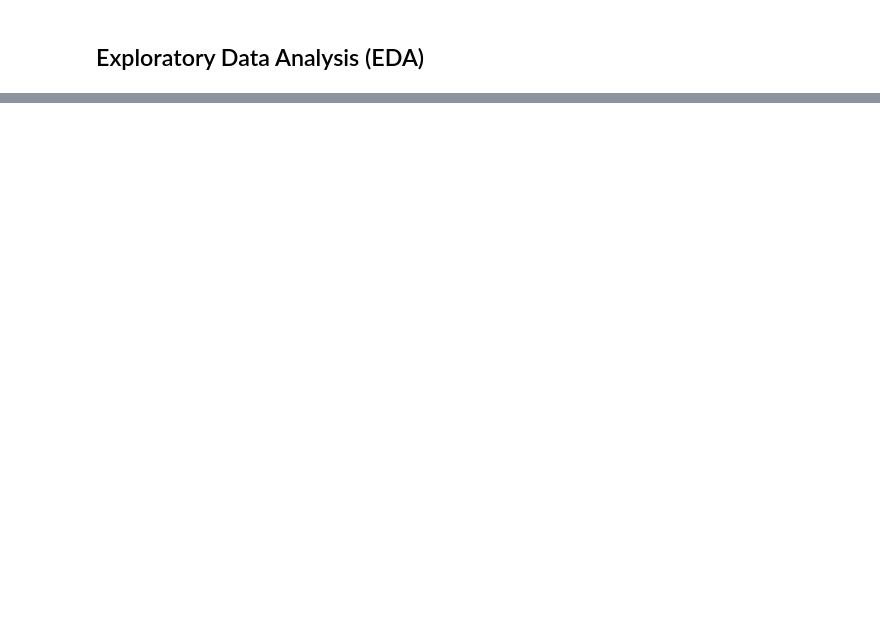
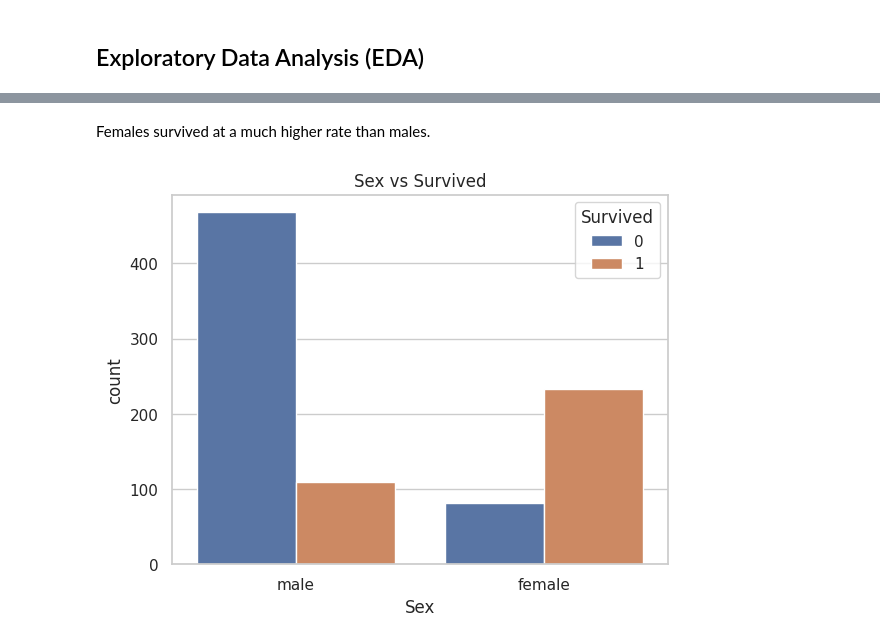
Before and after one commit to andrianllmm/ds100-ws2, a Jupyter notebook: notebooks/notebook.ipynb, the cells around one changed output, grey strips where cells are left out. Cells and saved outputs as stored; diff of their text form; code cells hidden in the pictures; blank space fills up the shorter version.

```diff
--- a/notebooks/notebook.ipynb
+++ b/notebooks/notebook.ipynb
@@ -61,0 +128,8 @@ memory usage: 83.7+ KB
+# %% [markdown]
+Females survived at a much higher rate than males.
+# %%
+sns.countplot(x='Sex', hue='Survived', data=df)
+plt.title('Sex vs Survived')
+plt.show()
+# %% [output]
+[figure, added]
```
Also changed, not shown: parts of 90 cells of this notebook.
